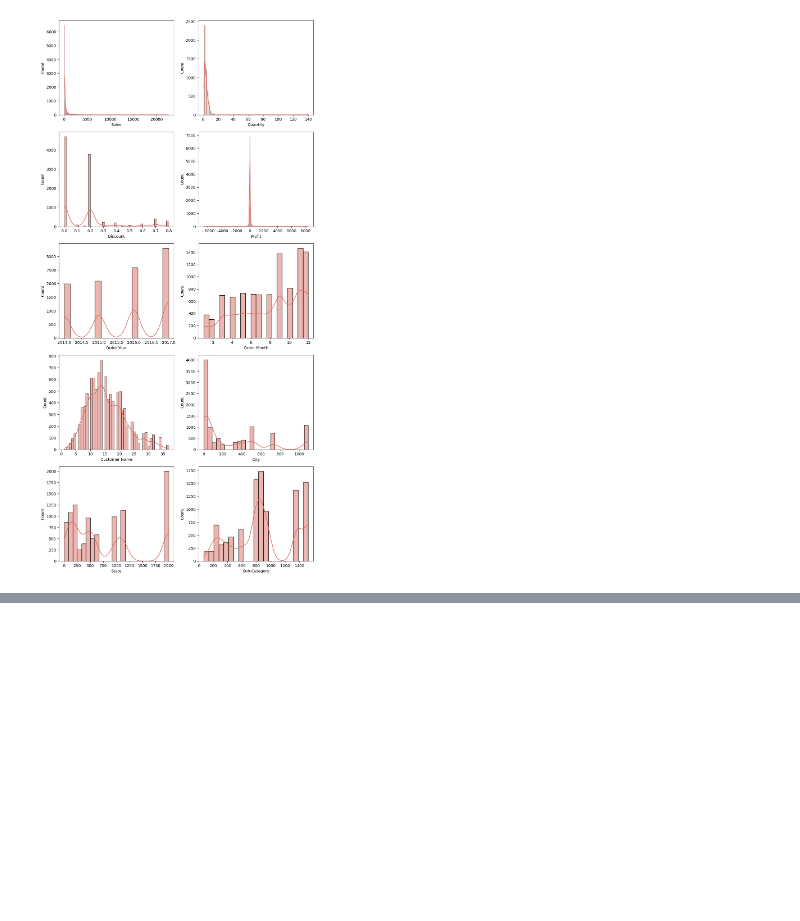
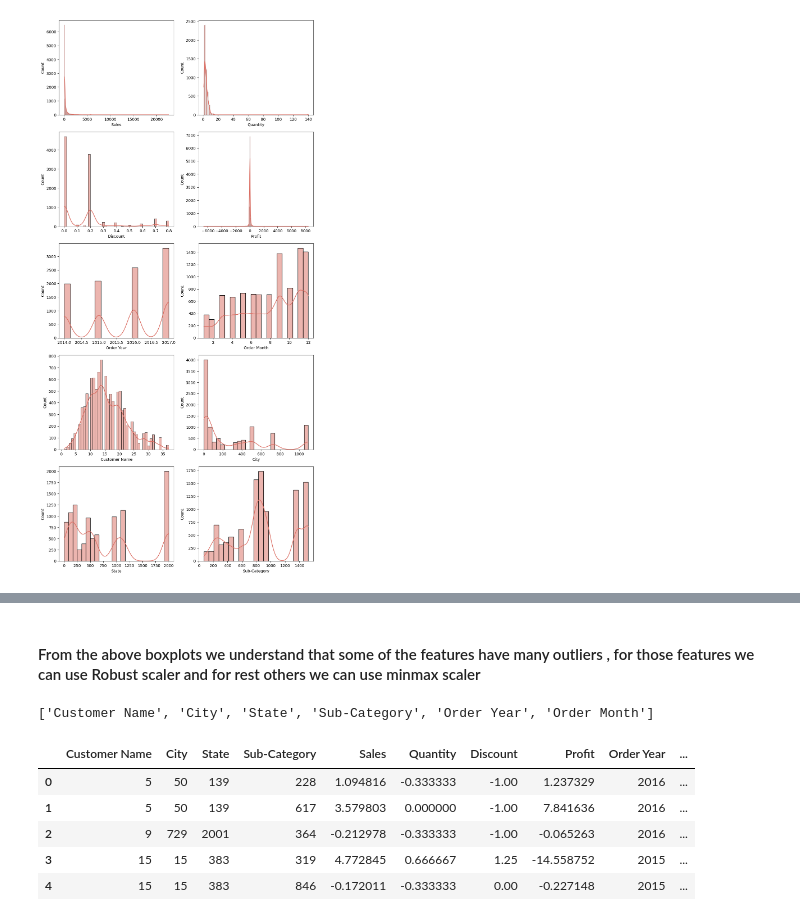
Before and after one commit to najafathima/SALES_PERFORMANCE_ANALYSIS, a Jupyter notebook: EDA_PROJECT.ipynb, the cells around one changed output, grey strips where cells are left out. Drawn from its saved outputs; the diff is of its cells as text; code cells hidden in the pictures; blank space fills up the shorter version.

```diff
--- a/EDA_PROJECT.ipynb
+++ b/EDA_PROJECT.ipynb
@@ -523,0 +556,34 @@ plt.show()
+# %% [markdown]
+#### From the above boxplots we understand that some of the features have many outliers , for those features we can use Robust scaler and for rest others we can use minmax scaler
+# %%
+outlier_cols=['Sales','Quantity','Discount','Profit']
+one_hot_encoded=['Ship Mode_First Class',
+                 'Ship Mode_Same Day',
+                 'Ship Mode_Second Class',
+                 'Ship Mode_Standard Class',
+                 'Segment_Consumer',
+                 'Segment_Corporate',
+                 'Segment_Home Office',
+                 'Category_Furniture',
+                 'Category_Office Supplies',
+                 'Category_Technology']
+minmax=[]
+for col in df:
+    if (col not in outlier_cols) and (col not in one_hot_encoded):
+        minmax.append(col)
+minmax
+# %% [output]
+['Customer Name', 'City', 'State', 'Sub-Category', 'Order Year', 'Order Month']
+# %%
+from sklearn.preprocessing import RobustScaler
+scaler=RobustScaler()
+for col in outlier_cols:
+    df[col]=scaler.fit_transform(df[[col]])
+df.head()
+# %% [output]
+|  | Customer Name | City | State | Sub-Category | Sales | Quantity | Discount | Profit | Order Year | ... |
+| 0 | 5 | 50 | 139 | 228 | 1.094816 | -0.333333 | -1.00 | 1.237329 | 2016 | ... |
+| 1 | 5 | 50 | 139 | 617 | 3.579803 | 0.000000 | -1.00 | 7.841636 | 2016 | ... |
+| 2 | 9 | 729 | 2001 | 364 | -0.212978 | -0.333333 | -1.00 | -0.065263 | 2016 | ... |
+| 3 | 15 | 15 | 383 | 319 | 4.772845 | 0.666667 | 1.25 | -14.558752 | 2015 | ... |
+| 4 | 15 | 15 | 383 | 846 | -0.172011 | -0.333333 | 0.00 | -0.227148 | 2015 | ... |
```
Also changed, not shown: parts of 14 cells of this notebook.
